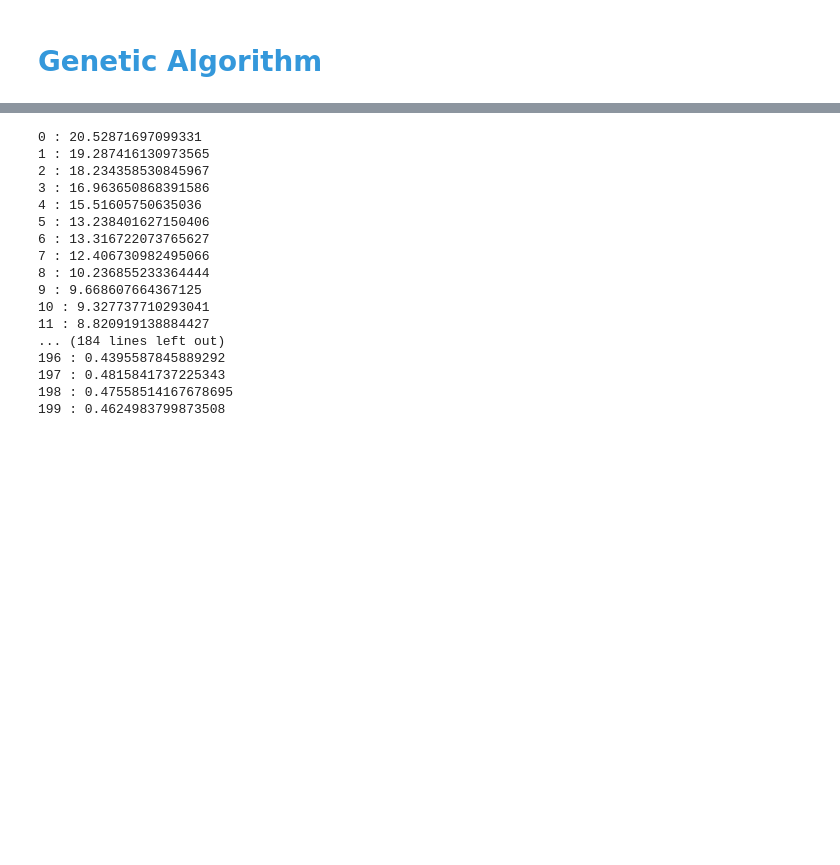
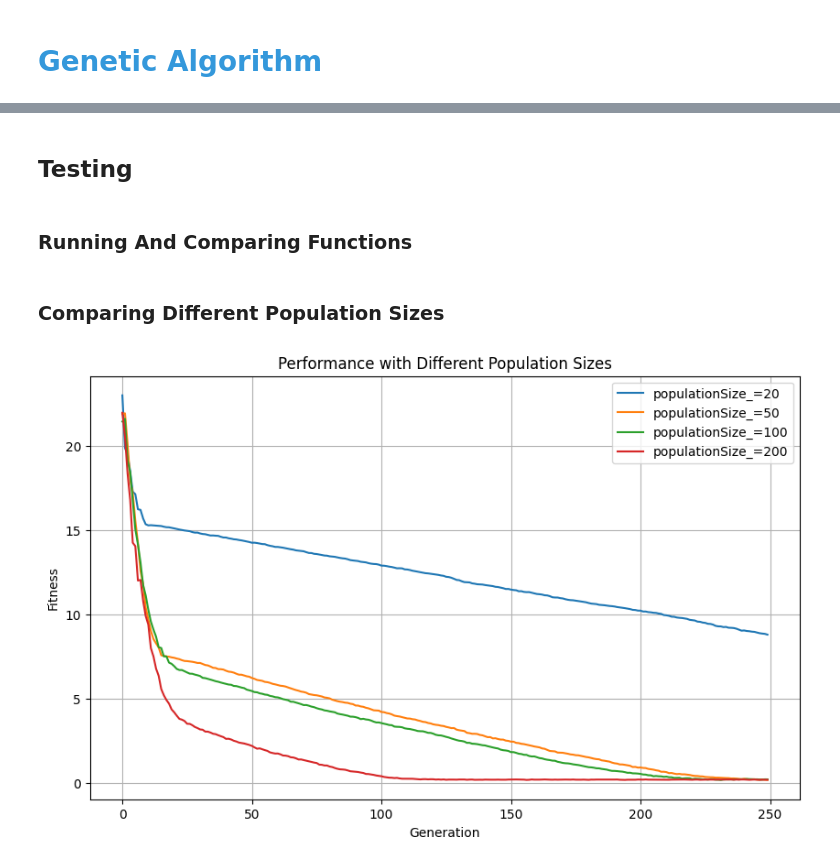
Before and after one commit to Parsa-Saeednia/ai-evolutionary-adversarial-search, a Jupyter notebook: Genetic-Algorithm.ipynb, the cells around one changed output, grey strips where cells are left out. Cells and saved outputs as stored; diff of their text form; code cells hidden in the pictures; blank space fills up the shorter version.

Commit message:
Refining, Cleaning up And Visualization With Plots

```diff
--- a/Genetic-Algorithm.ipynb
+++ b/Genetic-Algorithm.ipynb
@@ -76,6 +83,14 @@ class Database:
         return self.mutationRange
 
 
+    def getGenerationFitness(self):
+        return self.generationFitness
+
+
+    def setGenerationFitness(self, generationFitness_):
+        self.generationFitness = generationFitness_
+
+
     def setMutationRange(self, mutationRange_):
         self.mutationRange = mutationRange_
 
@@ -356,16 +434,6 @@ def getTargetFunction(functionName="sin_cos"):
     selectedFunction = functionOptions.get(functionName.lower())
     if selectedFunction:
         return selectedFunction
-# %%
-# algorithm parameters
-numCoeffs = 41
-populationSize = 100
-generations = 200
-mutationRate = 0.2
-mutationRange = (-0.25, 0.25)
-functionRange = (-np.pi, np.pi)
-sampleCount = 100
-coeffsRange = (-10, 10)
 # %%
 fitnessMap = {"RootedMeanSquaredError" : Species.rmseFitness,
               "MeanAbsoluteError" : Species.maeFitness,
@@ -381,29 +467,4 @@ crossoverMap = {"SinglePoint" : {"function" : Species.mergeSinglePoint},
-# %%
-# generate samples
-tSamples = np.linspace(functionRange[0], functionRange[1], sampleCount)
-fSamples = getTargetFunction("sin_cos")(tSamples)
-database = Database(populationSize, generations, numCoeffs, mutationRate, coeffsRange, mutationRange)
-database.setTSamples(tSamples)
-database.setFSamples(np.array(fSamples))
-naturalSelection = NaturalSelection(database,
-                                    fitnessMap["RootedMeanSquaredError"],
-                                    selectionMap["TournamentSelection"],
-                                    crossoverMap["Uniform"])
-# %% [output]
-0 : 20.52871697099331
-1 : 19.287416130973565
-2 : 18.234358530845967
-3 : 16.963650868391586
-4 : 15.51605750635036
-5 : 13.238401627150406
-6 : 13.316722073765627
-7 : 12.406730982495066
-8 : 10.236855233364444
-9 : 9.668607664367125
-10 : 9.327737710293041
-11 : 8.820919138884427
-... (184 lines left out)
-196 : 0.4395587845889292
-197 : 0.4815841737225343
-198 : 0.47558514167678695
-199 : 0.4624983799873508
+# %% [markdown]
+## Testing
+# %% [markdown]
+### Running And Comparing Functions
@@ -409,0 +508,15 @@ naturalSelection = NaturalSelection(database,
+# %% [markdown]
+### Comparing Different Population Sizes
+# %%
+populationSizes = [20, 50, 100, 200]
+compareParameters(
+    baseParams,
+    "populationSize_",
+    populationSizes,
+    "TournamentSelection",
+    "Uniform",
+    "RootedMeanSquaredError",
+    "Performance with Different Population Sizes"
+)
+# %% [output]
+[figure, added]
```
Also changed, not shown: parts of 16 cells of this notebook.
